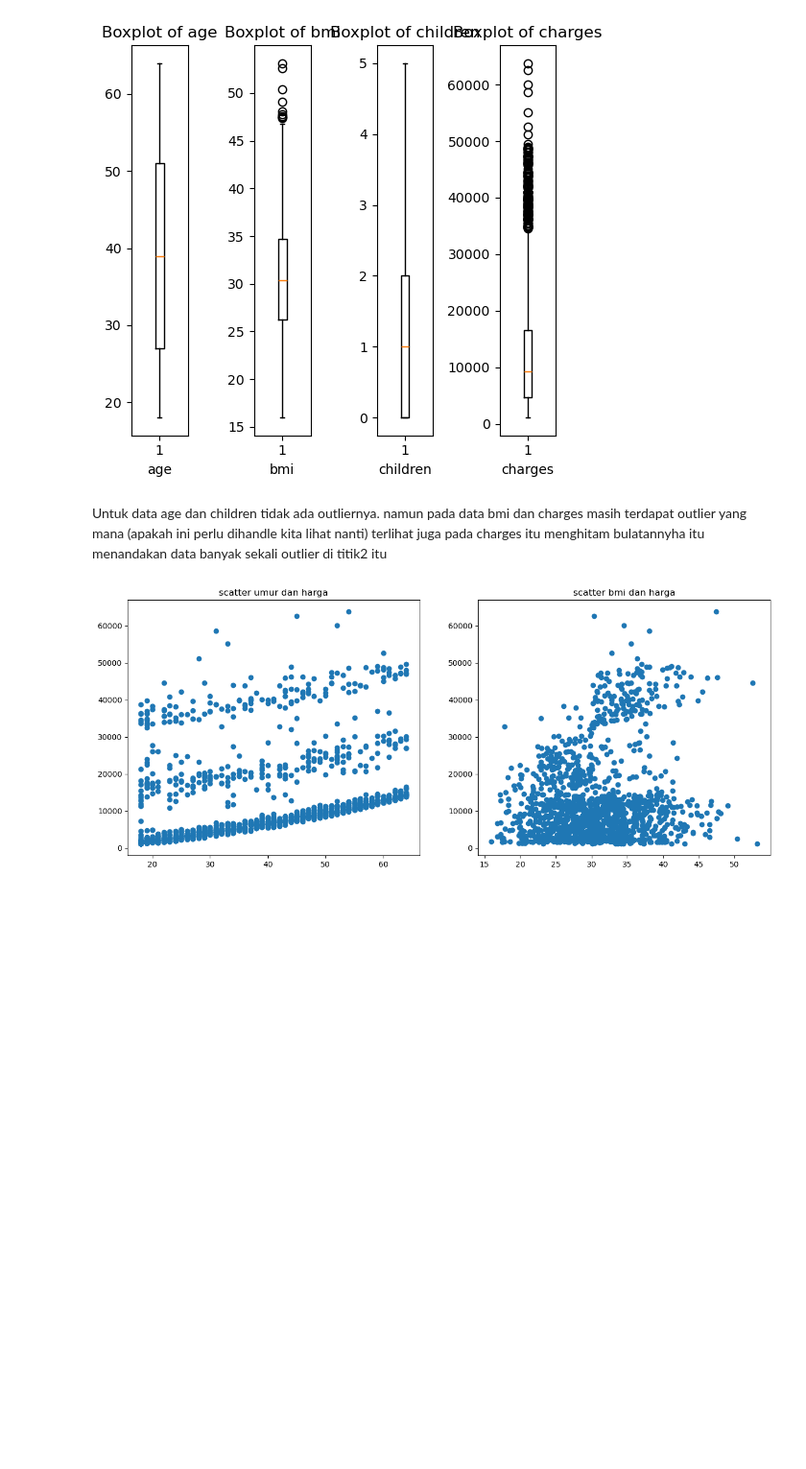
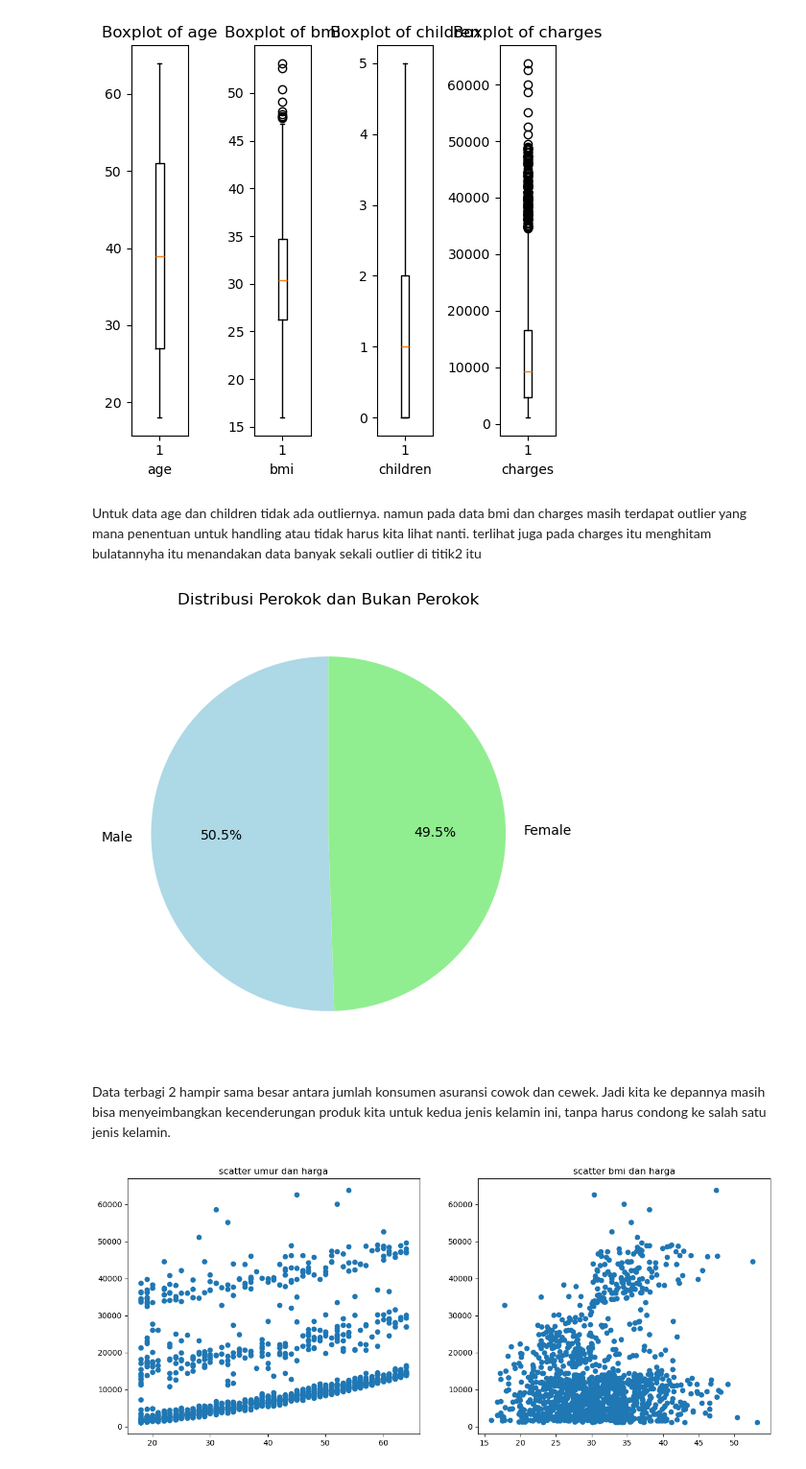
Before and after one commit to asanmaulana/kumpulan_ngc, a Jupyter notebook: h8dsft_ngc_ml_w1.ipynb, the cells around one changed output. Shown at 96% size. Saved outputs shown, nothing was run; the diff lists cells and outputs as text; code cells hidden in the pictures; blank space fills up the shorter version.

```diff
--- a/h8dsft_ngc_ml_w1.ipynb
+++ b/h8dsft_ngc_ml_w1.ipynb
@@ -109,8 +132,30 @@ plot_all_boxplots(df)
 # %% [output]
 [figure]
 # %% [markdown]
-Untuk data age dan children tidak ada outliernya. namun pada data bmi dan charges masih terdapat outlier yang mana (apakah ini perlu dihandle kita lihat nanti)
+Untuk data age dan children tidak ada outliernya. namun pada data bmi dan charges masih terdapat outlier yang mana penentuan untuk handling atau tidak harus kita lihat nanti.
 terlihat juga pada charges itu menghitam bulatannyha itu menandakan data banyak sekali outlier di titik2 itu
+# %%
+jumlah_cowok= len(df[df['sex']=='male'])
+jumlah_cewek= len(df[df['sex']=='female'])
+
+# Data untuk pie chart
+labels = ['Male', 'Female']
+values = [jumlah_cowok, jumlah_cewek]
+colors = ['lightblue', 'lightgreen']
+
+# Membuat pie chart
+plt.figure(figsize=(6, 6))
+plt.pie(values, labels=labels, autopct='%1.1f%%', startangle=90, colors=colors)
+
+# Menambahkan judul
+plt.title('Distribusi Perokok dan Bukan Perokok')
+
+# Menampilkan plot
+plt.show()
+# %% [output]
+[figure, added]
+# %% [markdown]
+Data terbagi 2 hampir sama besar antara jumlah konsumen asuransi cowok dan cewek. Jadi kita ke depannya masih bisa menyeimbangkan kecenderungan produk kita untuk kedua jenis kelamin ini, tanpa harus condong ke salah satu jenis kelamin.
 # %%
 plt.figure (figsize= (15,6))
 plt.subplot(1,2,1)
```
Also changed, not shown: parts of 29 cells of this notebook.
